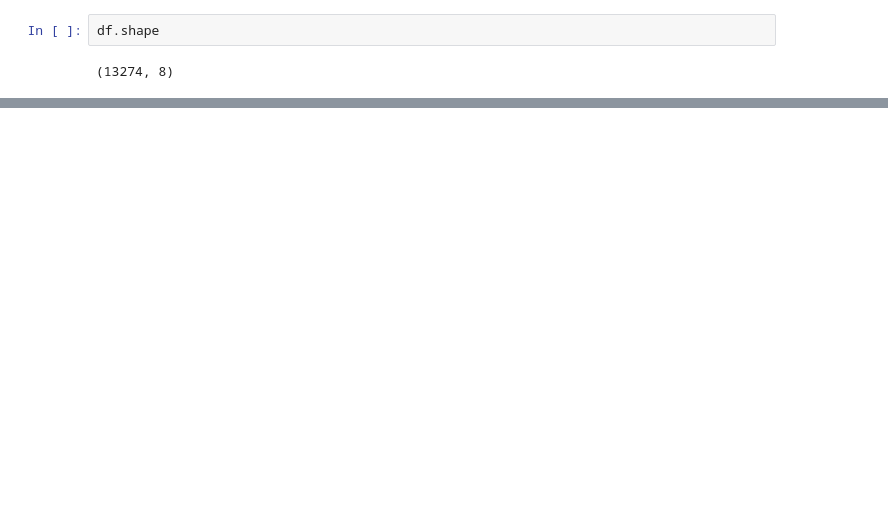
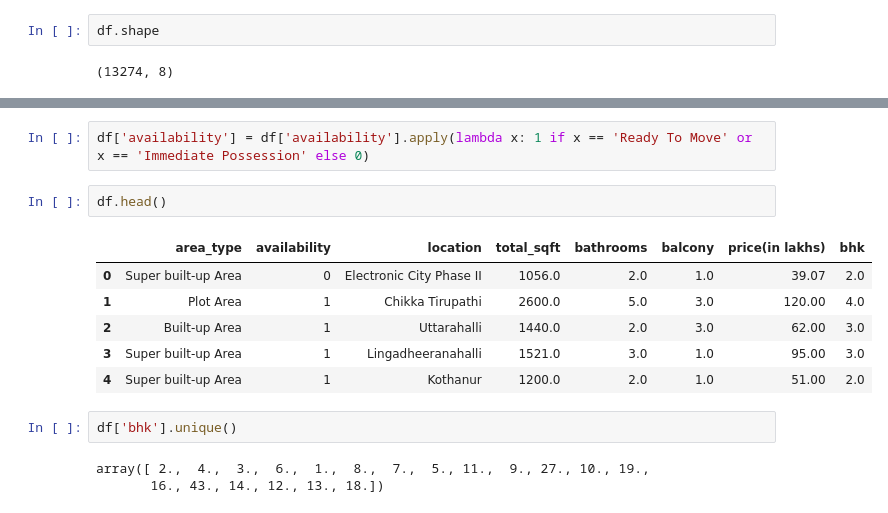
Before and after one commit to PranayBhardwaj29/bengaluru-house-price-predictor, a Jupyter notebook: notebook/model_training.ipynb, the cells around one changed output, grey strips where cells are left out. Cells and saved outputs as stored; diff of their text form; blank space fills up the shorter version.

```diff
--- a/notebook/model_training.ipynb
+++ b/notebook/model_training.ipynb
@@ -471,0 +479,16 @@ df.shape
+# %%
+df['availability'] = df['availability'].apply(lambda x: 1 if x == 'Ready To Move' or x == 'Immediate Possession' else 0)
+# %%
+df.head()
+# %% [output]
+|  | area_type | availability | location | total_sqft | bathrooms | balcony | price(in lakhs) | bhk |
+| 0 | Super built-up Area | 0 | Electronic City Phase II | 1056.0 | 2.0 | 1.0 | 39.07 | 2.0 |
+| 1 | Plot Area | 1 | Chikka Tirupathi | 2600.0 | 5.0 | 3.0 | 120.00 | 4.0 |
+| 2 | Built-up Area | 1 | Uttarahalli | 1440.0 | 2.0 | 3.0 | 62.00 | 3.0 |
+| 3 | Super built-up Area | 1 | Lingadheeranahalli | 1521.0 | 3.0 | 1.0 | 95.00 | 3.0 |
+| 4 | Super built-up Area | 1 | Kothanur | 1200.0 | 2.0 | 1.0 | 51.00 | 2.0 |
+# %%
+df['bhk'].unique()
+# %% [output]
+array([ 2.,  4.,  3.,  6.,  1.,  8.,  7.,  5., 11.,  9., 27., 10., 19.,
+       16., 43., 14., 12., 13., 18.])
```
Also changed, not shown: parts of 5 cells of this notebook.
